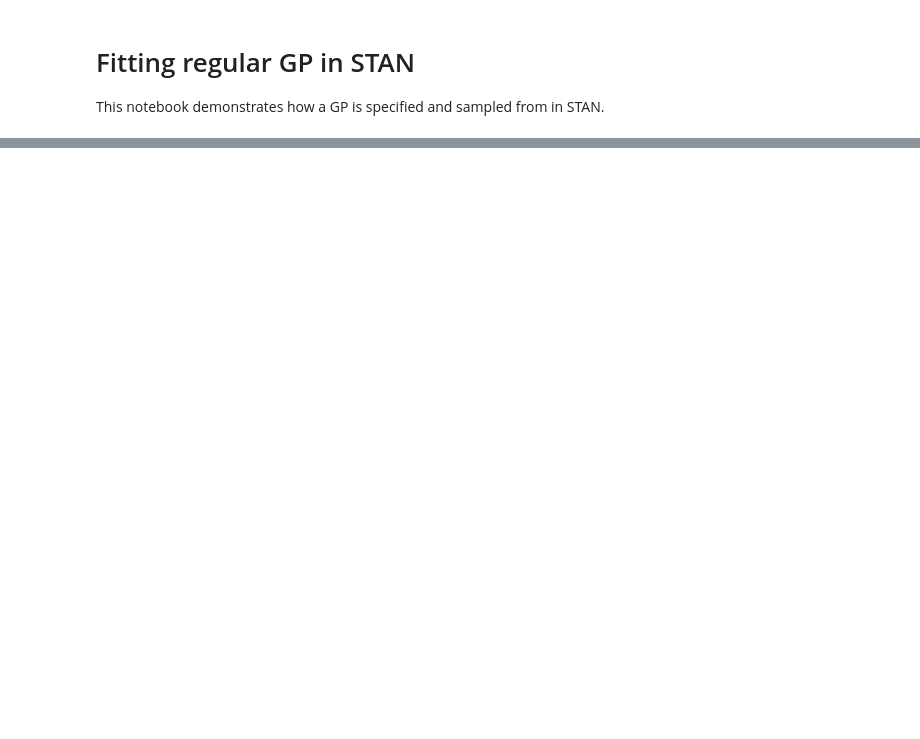
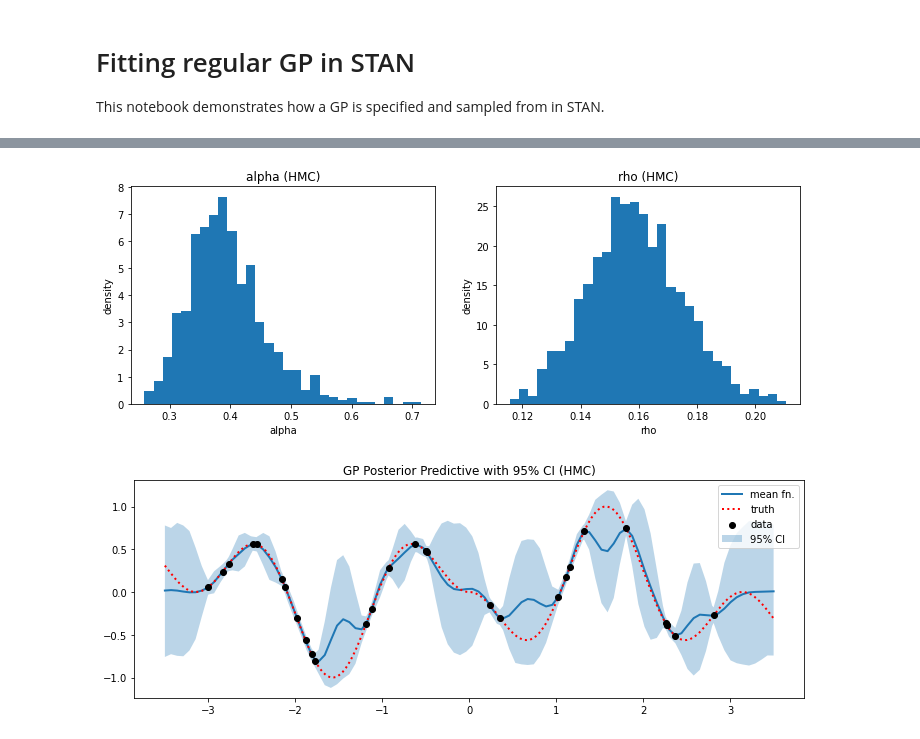
Before and after one commit to luiarthur/TuringBnpBenchmarks, a Jupyter notebook: src/gp/notebooks/gp_stan.ipynb, the cells around one changed output, grey strips where cells are left out. Saved outputs shown, nothing was run; the diff lists cells and outputs as text; code cells hidden in the pictures; blank space fills up the shorter version.

```diff
--- a/src/gp/notebooks/gp_stan.ipynb
+++ b/src/gp/notebooks/gp_stan.ipynb
@@ -199,0 +214,5 @@ plt.legend();
+# %%
+make_plots(hmc_fit, suffix="HMC")
+# %% [output]
+[figure, added]
+[figure, added]
```
Also changed, not shown: parts of 15 cells of this notebook, 3 other files.
